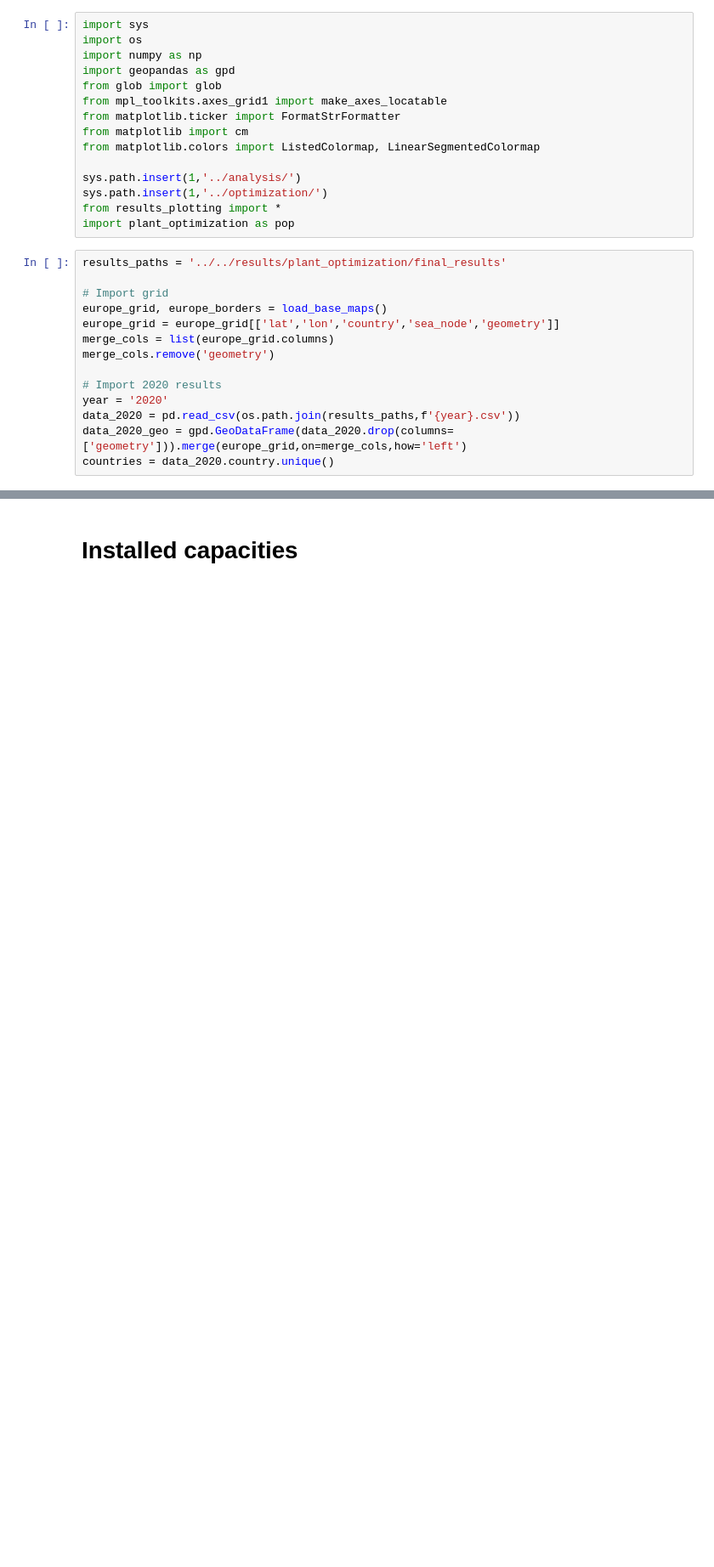
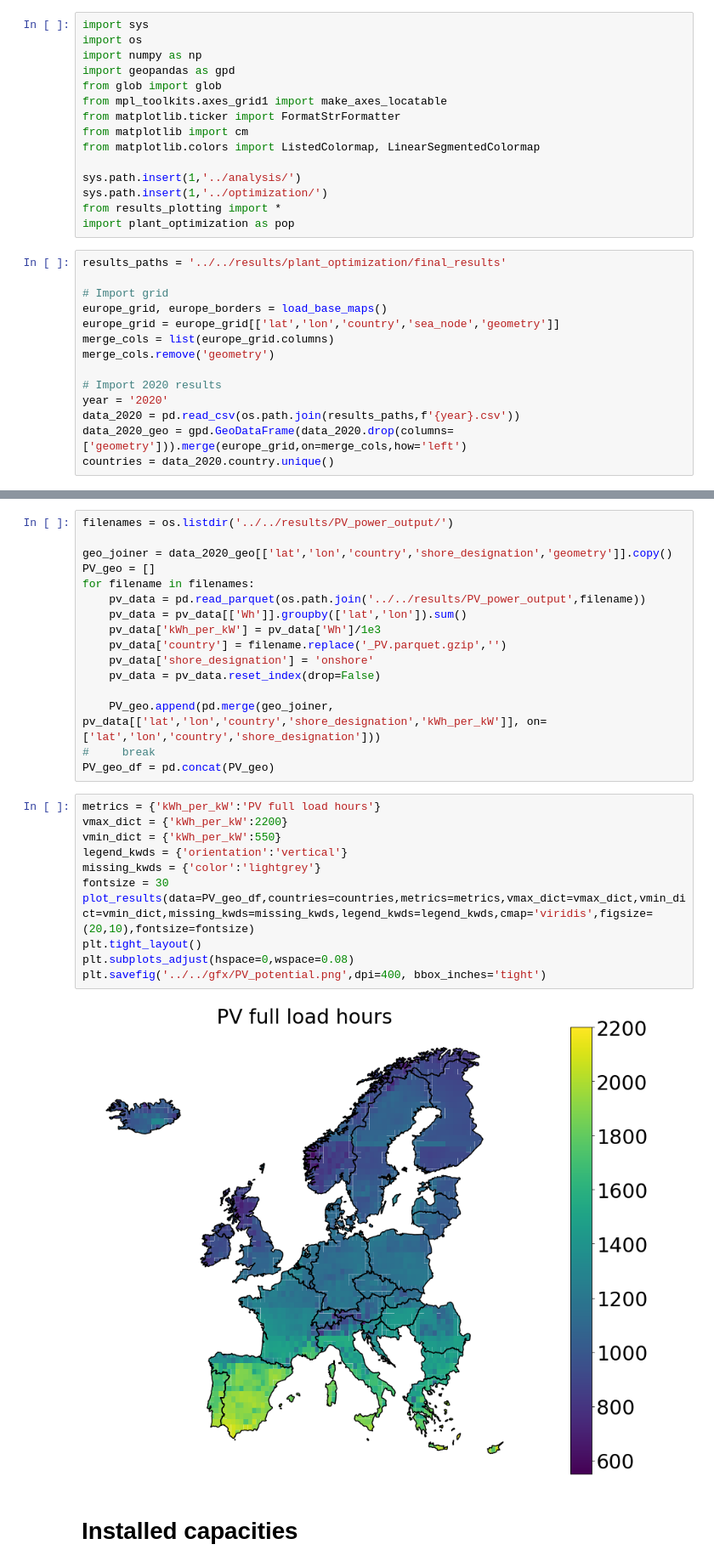
Before and after one commit to kwdseymour/EuroSAFs, a Jupyter notebook: scripts/analysis/SI_figures.ipynb, the cells around one changed output, grey strips where cells are left out. Shown at 85% size. Drawn from its saved outputs; the diff is of its cells as text; blank space fills up the shorter version.

Commit message:
Add wind & PV potential gfx for SI

```diff
--- a/scripts/analysis/SI_figures.ipynb
+++ b/scripts/analysis/SI_figures.ipynb
@@ -35,3 +51,32 @@ countries = data_2020.country.unique()
+# %%
+filenames = os.listdir('../../results/PV_power_output/')
+
+geo_joiner = data_2020_geo[['lat','lon','country','shore_designation','geometry']].copy()
+PV_geo = []
+for filename in filenames:
+    pv_data = pd.read_parquet(os.path.join('../../results/PV_power_output',filename))
+    pv_data = pv_data[['Wh']].groupby(['lat','lon']).sum()
+    pv_data['kWh_per_kW'] = pv_data['Wh']/1e3
+    pv_data['country'] = filename.replace('_PV.parquet.gzip','')
+    pv_data['shore_designation'] = 'onshore'
+    pv_data = pv_data.reset_index(drop=False)
+
+    PV_geo.append(pd.merge(geo_joiner, pv_data[['lat','lon','country','shore_designation','kWh_per_kW']], on=['lat','lon','country','shore_designation']))
+#     break
+PV_geo_df = pd.concat(PV_geo)
+# %%
+metrics = {'kWh_per_kW':'PV full load hours'}
+vmax_dict = {'kWh_per_kW':2200}
+vmin_dict = {'kWh_per_kW':550}
+legend_kwds = {'orientation':'vertical'}
+missing_kwds = {'color':'lightgrey'}
+fontsize = 30
+plot_results(data=PV_geo_df,countries=countries,metrics=metrics,vmax_dict=vmax_dict,vmin_dict=vmin_dict,missing_kwds=missing_kwds,legend_kwds=legend_kwds,cmap='viridis',figsize=(20,10),fontsize=fontsize)
+plt.tight_layout()
+plt.subplots_adjust(hspace=0,wspace=0.08)
+plt.savefig('../../gfx/PV_potential.png',dpi=400, bbox_inches='tight')
+# %% [output]
+[figure, added]
 # %% [markdown]
 # Installed capacities
 # %%
```
Also changed, not shown: parts of 2 cells of this notebook, 3 other files.
